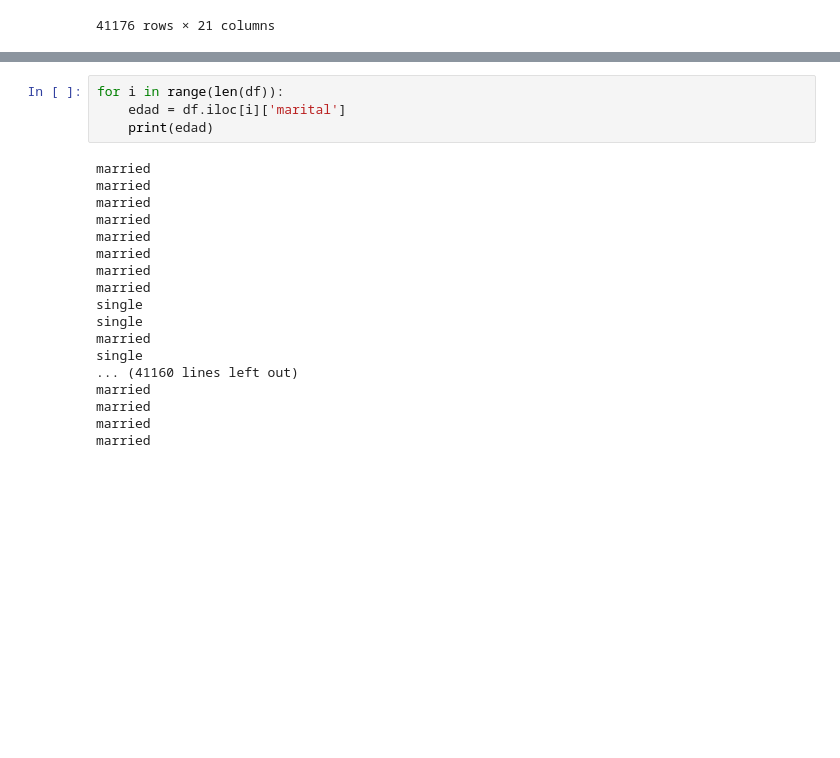
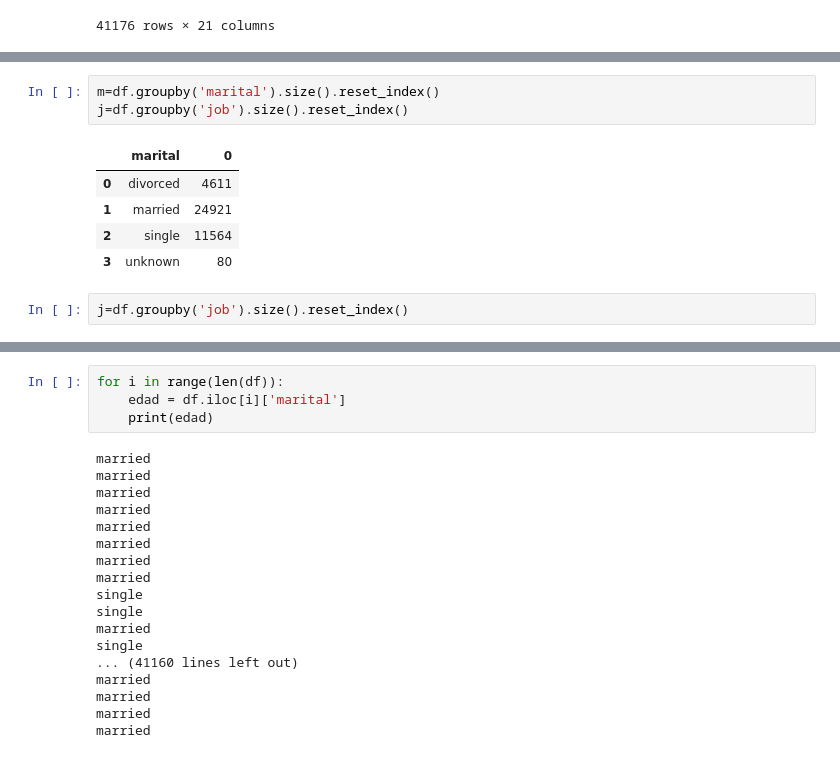
Before and after one commit to Valenfrc/machine-learning, a Jupyter notebook: src/explore.ipynb, the cells around one changed output, grey strips where cells are left out. Saved outputs shown, nothing was run; the diff lists cells and outputs as text; blank space fills up the shorter version.

```diff
--- a/src/explore.ipynb
+++ b/src/explore.ipynb
@@ -145,0 +118,11 @@ plt.show()
+# %%
+m=df.groupby('marital').size().reset_index()
+j=df.groupby('job').size().reset_index()
+# %% [output]
+|  | marital | 0 |
+| 0 | divorced | 4611 |
+| 1 | married | 24921 |
+| 2 | single | 11564 |
+| 3 | unknown | 80 |
+# %%
+j=df.groupby('job').size().reset_index()
```
Also changed, not shown: parts of 4 cells of this notebook.
